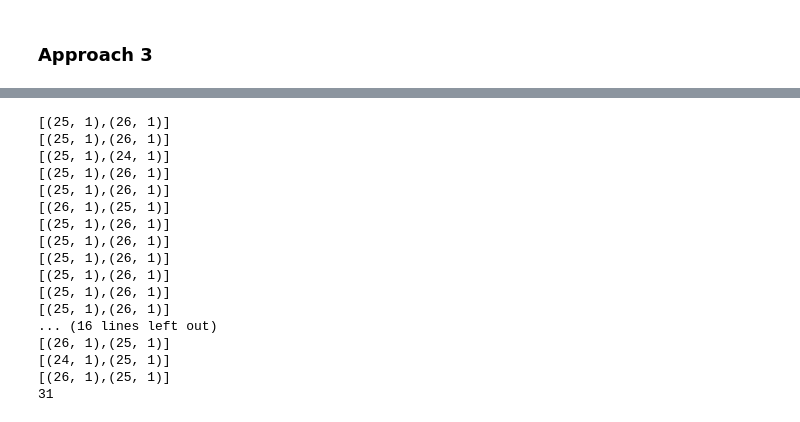
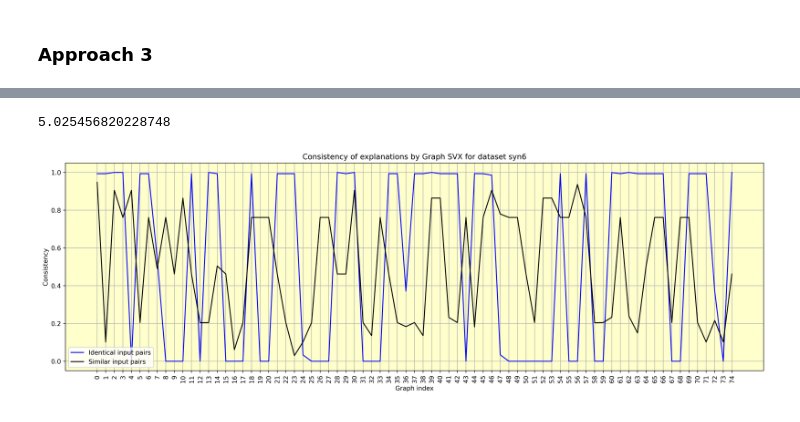
Before and after one commit to ASudu/GraphSVX_graph_properties, a Jupyter notebook: graph_theoretic_properties/graph_classification.ipynb, the cells around one changed output, grey strips where cells are left out. Drawn from its saved outputs; the diff is of its cells as text; code cells hidden in the pictures.

```diff
--- a/graph_theoretic_properties/graph_classification.ipynb
+++ b/graph_theoretic_properties/graph_classification.ipynb
@@ -273,53 +309,56 @@ data_sim1 = data_sim1.set_index('Data index')
 data_sim2 = data_sim2.set_index('Data index')
 
 # Calculate closeness
-closeness3a = []
+closeness_out_sim = []
 indices = range(len(data_sim1))
 # indices = list(range(1))
-k=0
 for i in indices:
     # Form numpy arrays a1 and a2 by appending corresponding biases to the list of weights
     a1 = prep_vector('data_sim1',i)
     a2 = prep_vector('data_sim2',i)
 
+    # Make the vectors of equal size
     if a1.shape != a2.shape:
-        print(f"[{a1.shape},{a2.shape}]")
-        k+=1
+        a1, a2 = make_equal_size(a1,a2)
 
-    # Make the vectors of equal size
-
-    # print(f"a1: {a1}")
-    # print(f"a2: {a2}")
     # Normalize the vectors
     a1 = normalize(a1)
     a2 = normalize(a2)
 
     # Evaluating the required metric
-#     a = (np.linalg.norm(a1 - a2, 2)**2)
+    a = (np.linalg.norm(a1 - a2, 2)**2)
 
-#     closeness3a.append(2/(1 + math.exp(a)))
+    closeness_out_sim.append(2/(1 + math.exp(a)))
 
-# closeness3a = np.array(closeness3a)
-# mean = np.mean(closeness3a)
-# std = np.std(closeness3a)
+closeness_out_sim = np.array(closeness_out_sim)
+closeness_in_sim = measure_closeness_inputs('syn6_similar_1',[x for x in range(400, 698) if x % 4 == 0 or x % 4 == 1])
+diff_sim = np.abs(closeness_in_sim - closeness_out_sim)
+# mean = np.mean(closeness_out_sim)
+# std = np.std(closeness_out_sim)
 
 # print(f"Closeness: {mean} +/- {std}")
-print(k)
+eop = np.linalg.norm(closeness_in_sim - closeness_out_sim,2)
+eop
 # %% [output]
-[(25, 1),(26, 1)]
-[(25, 1),(26, 1)]
-[(25, 1),(24, 1)]
-[(25, 1),(26, 1)]
-[(25, 1),(26, 1)]
-[(26, 1),(25, 1)]
-[(25, 1),(26, 1)]
-[(25, 1),(26, 1)]
-[(25, 1),(26, 1)]
-[(25, 1),(26, 1)]
-[(25, 1),(26, 1)]
-[(25, 1),(26, 1)]
-... (16 lines left out)
-[(26, 1),(25, 1)]
-[(24, 1),(25, 1)]
-[(26, 1),(25, 1)]
-31
+5.025456820228748
+# %%
+# Plot closeness
+x = list(range(len(closeness_out_id)))
+y1 = list(diff_id)
+y2 = list(diff_sim)
+
+plt.figure(figsize=(20,6), dpi = 500)
+plt.gca().grid(True)
+plt.gca().set_facecolor((1, 1, 0.8))
+plt.plot(x, y1, label='Identical input pairs',color='b')
+plt.plot(x, y2, label='Similar input pairs',color='k')
+
+plt.title('Consistency of explanations by Graph SVX for dataset syn6', fontsize=12)
+plt.legend(prop={'size':10})
+plt.ylabel("Consistency")
+plt.xlabel("Graph index")
+plt.xticks(x,rotation=90)
+plt.savefig(fname= "D:\D_Drive\Github\Thesis\GraphSVX_graph_properties\graph_theoretic_properties\plots\SVX_consistency_syn6_id_sim")
+plt.show()
+# %% [output]
+[figure, added]
```
Also changed, not shown: parts of 4 cells of this notebook, 5 other files.
